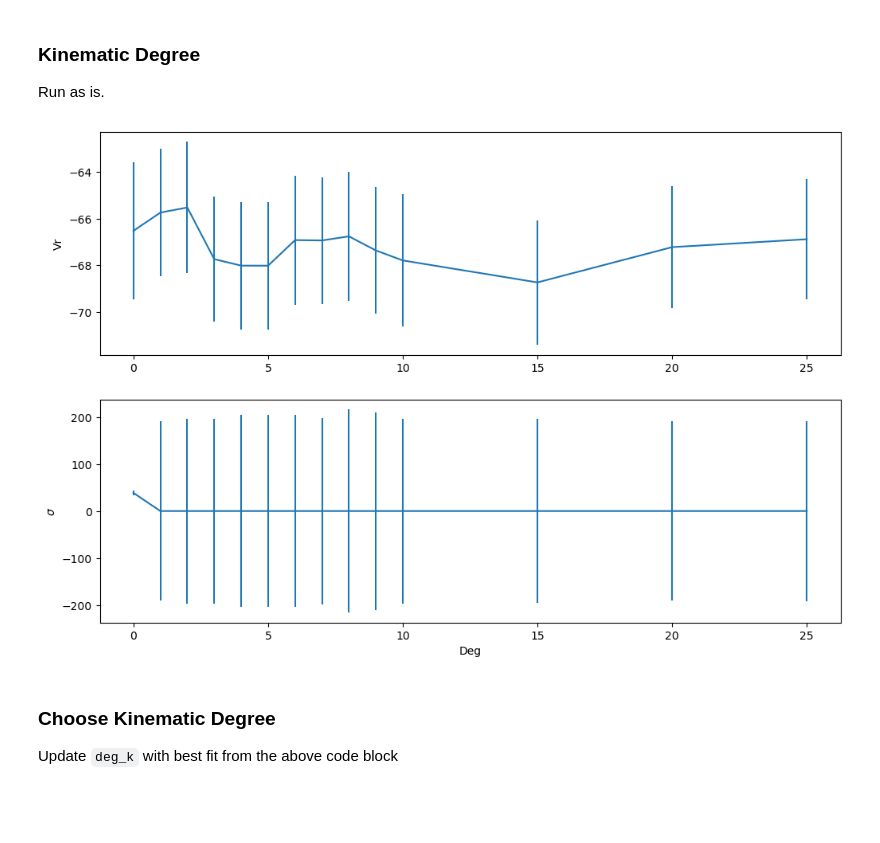
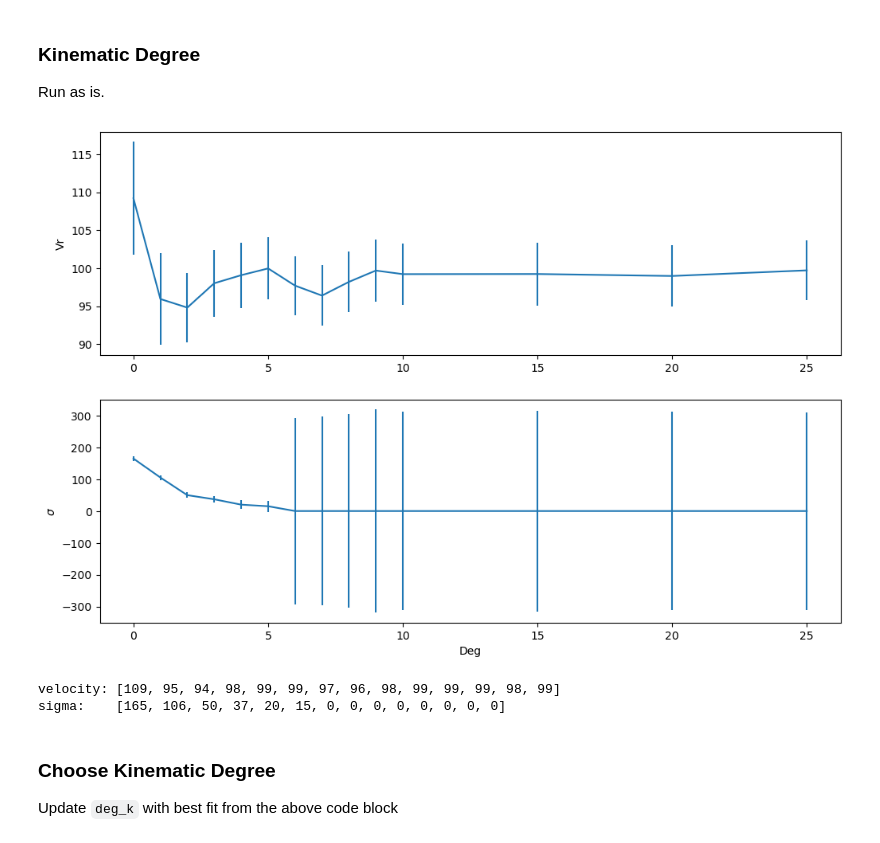
Before and after one commit to daniel-lyon/CAS-Summer-Project, a Jupyter notebook: scripts/stellar_pops.ipynb, the cells around one changed output. Cells and saved outputs as stored; diff of their text form; code cells hidden in the pictures; blank space fills up the shorter version.

```diff
--- a/scripts/stellar_pops.ipynb
+++ b/scripts/stellar_pops.ipynb
@@ -13,11 +13,8 @@ class HaltException(Exception): pass
 # %% [markdown]
 ### Files
 # %%
-fittable_file = '/home/daniel/Documents/Swinburne/ultra-diffuse-galaxies/results_GC/NGC_247/GCs/obj1/mean_NCS.fits'
-out_dir = '/home/daniel/Documents/Swinburne/ultra-diffuse-galaxies/results_SP/NGC_247/GCs/'
-
-model_dir = '/home/daniel/Documents/Swinburne/ultra-diffuse-galaxies/MILES_BASTI_KU_baseFe/'
-
+fittable_file = '/home/daniel/Documents/Swinburne/ultra-diffuse-galaxies/results_GC/NGC_247/GCs2/obj3/mean_NCS.fits'
+out_dir = '/home/daniel/Documents/Swinburne/ultra-diffuse-galaxies/results_SP/NGC_247/GCs2/obj3/'
 write_out = True
 # %% [markdown]
 ### Model Parameters
@@ -132,12 +131,11 @@ Run as is.
 deg_kinem = np.asarray([0,1,2,3,4,5,6,7,8,9,10,15,20,25])  #series of degrees to check
 
 def process_deg_kinem(i):
-    pp = ppxf.ppxf.ppxf(templates, galaxy, noise, VelScale, start, goodpixels=goodPixels,
-        plot=True, moments=moments, degree=i, mdegree=-1, vsyst=dv, lam=wave,
+    pp = ppxf.ppxf.ppxf(templates, galaxy, noise, velscale, start, goodpixels=goodPixels,
+        plot=True, moments=moments, degree=i, mdegree=-1, vsyst=dv, lam=np.exp(ln_lam1),
         clean=False, regul=False, reg_dim=reg_dim, component=component,
         gas_component=gas_component, gas_names=gas_names)
 
-    noise1 = noise * np.sqrt(pp.chi2)
     vr = pp.sol[0][0]
     evr = pp.error[0][0] * np.sqrt(pp.chi2)
     sig = pp.sol[0][1]
@@ -148,34 +146,39 @@ def run_deg_kinem(deg_kinem):
     results = []
     with Pool() as pool:
         for result in pool.imap(process_deg_kinem, range(len(deg_kinem))):
             results.append(result)
 
     vr = [result[0] for result in results]
     evr = [result[1] for result in results]
     sig = [result[2] for result in results]
     esig = [result[3] for result in results]
     return vr, evr, sig, esig
 
 vr, evr, sig, esig = run_deg_kinem(deg_kinem)
 
 clear_output()
 data=[deg_kinem, vr, evr, sig, esig]
 
 fig = plt.figure(1, figsize=(12, 8))
 ax1 = plt.subplot(211)
 ax2 = plt.subplot(212)
 
 ax1.errorbar(data[0], data[1], yerr = data[2])
 ax1.set_ylabel("Vr")
 
 ax2.errorbar(data[0], data[3], yerr = data[4])
 ax2.set_ylabel("$\sigma$")
 ax2.set_xlabel("Deg")
 if write_out:
     plt.savefig(out_dir+'deg_k.png')
 plt.show()
+
+print(f"velocity: {np.int0(vr).tolist()}")
+print(f"sigma:    {np.int0(sig).tolist()}")
 # %% [output]
-[figure, old version]
+[figure, new version]
+velocity: [109, 95, 94, 98, 99, 99, 97, 96, 98, 99, 99, 99, 98, 99]
+sigma:    [165, 106, 50, 37, 20, 15, 0, 0, 0, 0, 0, 0, 0, 0]
 # %% [markdown]
 ### Choose Kinematic Degree
 
```
Also changed, not shown: parts of 5 cells of this notebook, 23 other files.
